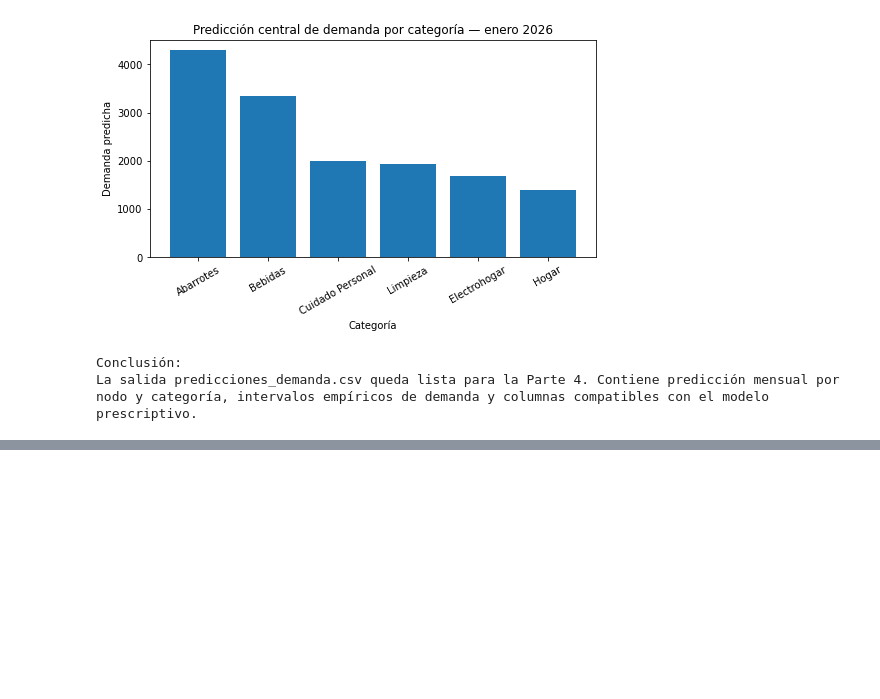
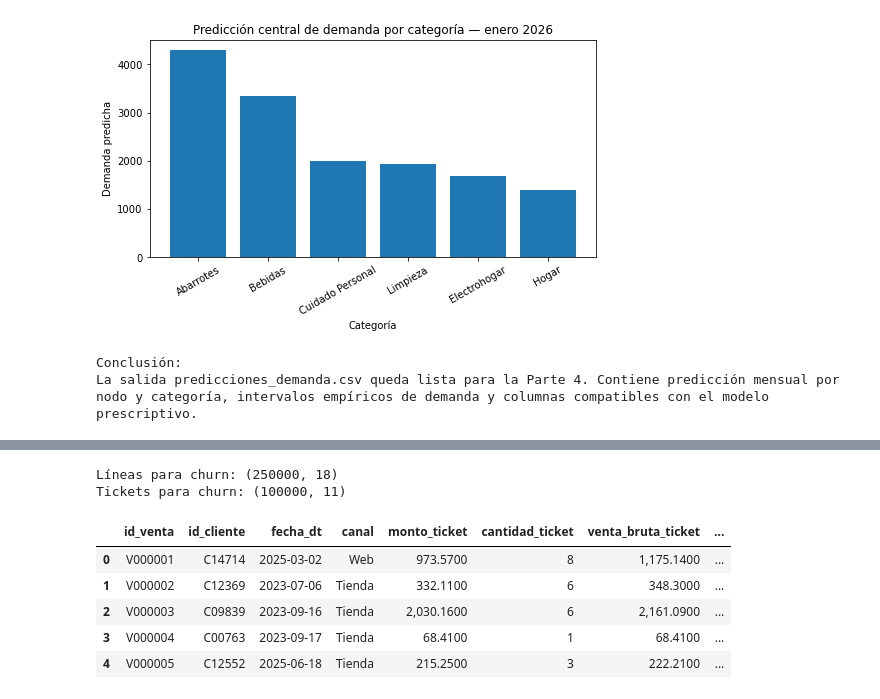
Before and after one commit to yeyson-cano/proyecto-andinaretail, a Jupyter notebook: notebooks/03_predictivo.ipynb, the cells around one changed output, grey strips where cells are left out. Saved outputs shown, nothing was run; the diff lists cells and outputs as text; code cells hidden in the pictures; blank space fills up the shorter version.

```diff
--- a/notebooks/03_predictivo.ipynb
+++ b/notebooks/03_predictivo.ipynb
@@ -807,0 +832,51 @@ La salida predicciones_demanda.csv queda lista para la Parte 4. Contiene predicc
+# %%
+# Copias de trabajo para no modificar tablas oficiales
+ventas_churn = ventas.copy()
+clientes_churn = clientes.copy()
+productos_churn = productos.copy()
+
+ventas_churn["fecha_dt"] = pd.to_datetime(ventas_churn["fecha"])
+clientes_churn["fecha_registro_dt"] = pd.to_datetime(clientes_churn["fecha_registro"])
+
+# Enriquecimiento mínimo de líneas de venta
+linea_churn = ventas_churn.merge(
+    productos_churn[["id_producto", "categoria"]],
+    on="id_producto",
+    how="left"
+)
+linea_churn["venta_bruta"] = linea_churn["cantidad"] * linea_churn["precio_unitario"]
+linea_churn["descuento_monto"] = linea_churn["venta_bruta"] * linea_churn["descuento_pct"]
+linea_churn["es_digital"] = linea_churn["canal"].isin(["Web", "App"]).astype(int)
+
+# Vista ticket para evitar duplicar compras al agregar por cliente
+ticket_churn = (
+    linea_churn.groupby(["id_venta", "id_cliente"], as_index=False)
+    .agg(
+        fecha_dt=("fecha_dt", "first"),
+        canal=("canal", "first"),
+        monto_ticket=("monto_total", "sum"),
+        cantidad_ticket=("cantidad", "sum"),
+        venta_bruta_ticket=("venta_bruta", "sum"),
+        descuento_monto_ticket=("descuento_monto", "sum"),
+        lineas_ticket=("id_linea", "count")
+    )
+)
+ticket_churn["es_digital"] = ticket_churn["canal"].isin(["Web", "App"]).astype(int)
+ticket_churn["descuento_pct_ticket"] = np.where(
+    ticket_churn["venta_bruta_ticket"] > 0,
+    ticket_churn["descuento_monto_ticket"] / ticket_churn["venta_bruta_ticket"],
+    0
+)
+
+print("Líneas para churn:", linea_churn.shape)
+print("Tickets para churn:", ticket_churn.shape)
+display(ticket_churn.head())
+# %% [output]
+Líneas para churn: (250000, 18)
+Tickets para churn: (100000, 11)
+|  | id_venta | id_cliente | fecha_dt | canal | monto_ticket | cantidad_ticket | venta_bruta_ticket | ... |
+| 0 | V000001 | C14714 | 2025-03-02 | Web | 973.5700 | 8 | 1,175.1400 | ... |
+| 1 | V000002 | C12369 | 2023-07-06 | Tienda | 332.1100 | 6 | 348.3000 | ... |
+| 2 | V000003 | C09839 | 2023-09-16 | Tienda | 2,030.1600 | 6 | 2,161.0900 | ... |
+| 3 | V000004 | C00763 | 2023-09-17 | Tienda | 68.4100 | 1 | 68.4100 | ... |
+| 4 | V000005 | C12552 | 2025-06-18 | Tienda | 215.2500 | 3 | 222.2100 | ... |
```
Also changed, not shown: parts of 19 cells of this notebook, 5 other files.
